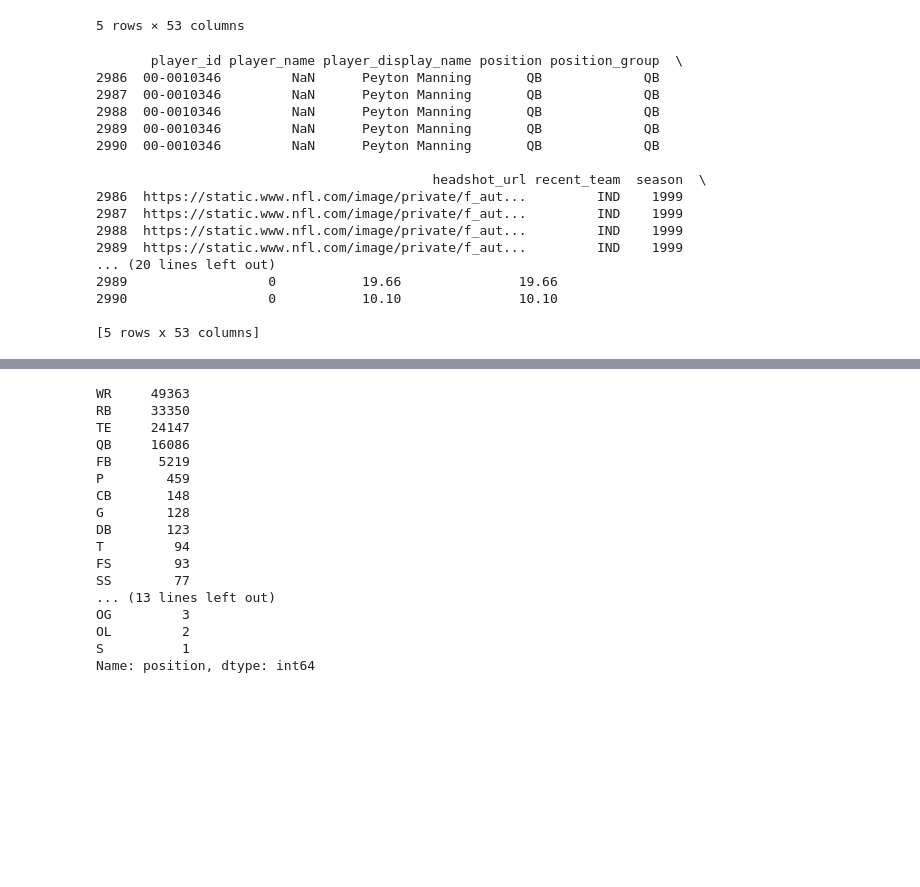
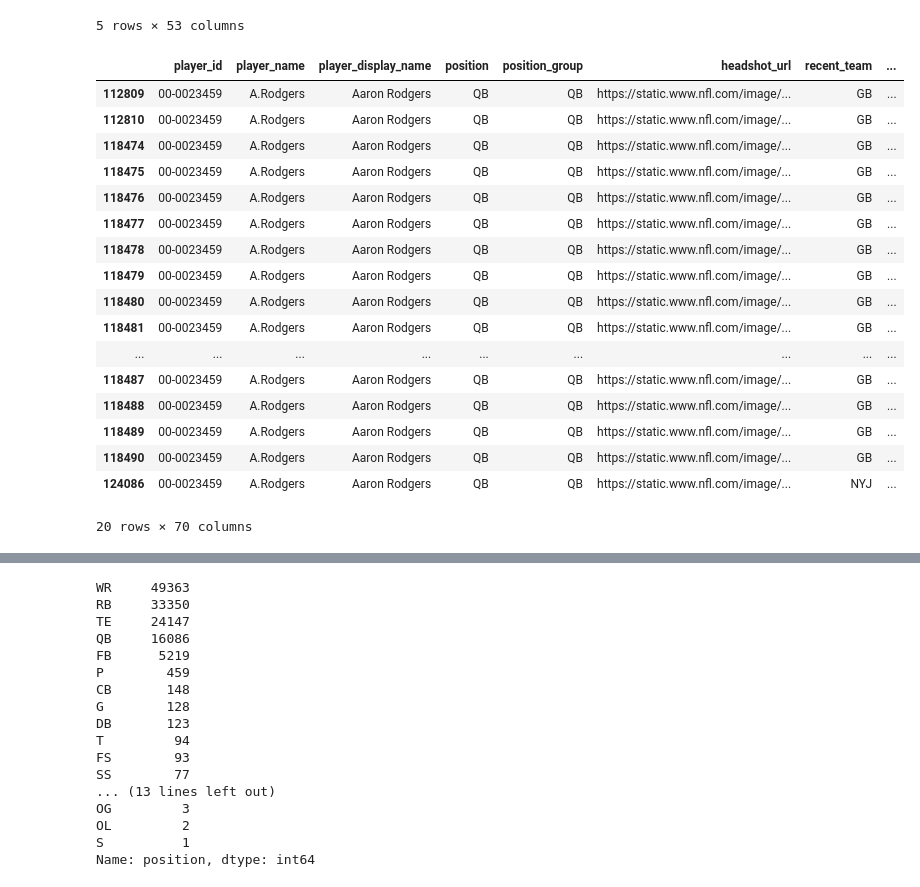
Before and after one commit to DBAfox/Team-USA-Football, a Jupyter notebook: NFL Dream Team.ipynb, the cells around one changed output, grey strips where cells are left out. Cells and saved outputs as stored; diff of their text form; code cells hidden in the pictures; blank space fills up the shorter version.

```diff
--- a/NFL Dream Team.ipynb
+++ b/NFL Dream Team.ipynb
@@ -21,29 +21,30 @@ stats_df.head()
 | 4 | 00-0000003 | NaN | Abdul-Karim al-Jabbar | RB | RB | NaN | CLE | ... |
 5 rows × 53 columns
 # %%
-# Filter stats_df to include only rows where player_display_name is equal to 'Peyton Manning'
-peyton_manning_df = stats_df[stats_df['player_display_name'] == 'Peyton Manning']
+# Filter stats_df to include only rows where player_display_name is equal to 'Aaron Rodgers'
+aaron_rodgers_df = stats_df[stats_df['player_display_name'] == 'Aaron Rodgers']
 
 # Display the filtered DataFrame
-print(peyton_manning_df.head())
+aaron_rodgers_df.tail(20)
 # %% [output]
+|  | player_id | player_name | player_display_name | position | position_group | headshot_url | recent_team | ... |
+| 112809 | 00-0023459 | A.Rodgers | Aaron Rodgers | QB | QB | https://static.www.nfl.com/image/... | GB | ... |
+| 112810 | 00-0023459 | A.Rodgers | Aaron Rodgers | QB | QB | https://static.www.nfl.com/image/... | GB | ... |
+| 118474 | 00-0023459 | A.Rodgers | Aaron Rodgers | QB | QB | https://static.www.nfl.com/image/... | GB | ... |
+| 118475 | 00-0023459 | A.Rodgers | Aaron Rodgers | QB | QB | https://static.www.nfl.com/image/... | GB | ... |
+| 118476 | 00-0023459 | A.Rodgers | Aaron Rodgers | QB | QB | https://static.www.nfl.com/image/... | GB | ... |
+| 118477 | 00-0023459 | A.Rodgers | Aaron Rodgers | QB | QB | https://static.www.nfl.com/image/... | GB | ... |
+| 118478 | 00-0023459 | A.Rodgers | Aaron Rodgers | QB | QB | https://static.www.nfl.com/image/... | GB | ... |
+| 118479 | 00-0023459 | A.Rodgers | Aaron Rodgers | QB | QB | https://static.www.nfl.com/image/... | GB | ... |
+| 118480 | 00-0023459 | A.Rodgers | Aaron Rodgers | QB | QB | https://static.www.nfl.com/image/... | GB | ... |
+| 118481 | 00-0023459 | A.Rodgers | Aaron Rodgers | QB | QB | https://static.www.nfl.com/image/... | GB | ... |
+| ... | ... | ... | ... | ... | ... | ... | ... | ... |
+| 118487 | 00-0023459 | A.Rodgers | Aaron Rodgers | QB | QB | https://static.www.nfl.com/image/... | GB | ... |
+| 118488 | 00-0023459 | A.Rodgers | Aaron Rodgers | QB | QB | https://static.www.nfl.com/image/... | GB | ... |
+| 118489 | 00-0023459 | A.Rodgers | Aaron Rodgers | QB | QB | https://static.www.nfl.com/image/... | GB | ... |
+| 118490 | 00-0023459 | A.Rodgers | Aaron Rodgers | QB | QB | https://static.www.nfl.com/image/... | GB | ... |
+| 124086 | 00-0023459 | A.Rodgers | Aaron Rodgers | QB | QB | https://static.www.nfl.com/image/... | NYJ | ... |
-       player_id player_name player_display_name position position_group  \
-2986  00-0010346         NaN      Peyton Manning       QB             QB
-2987  00-0010346         NaN      Peyton Manning       QB             QB
-2988  00-0010346         NaN      Peyton Manning       QB             QB
-2989  00-0010346         NaN      Peyton Manning       QB             QB
-2990  00-0010346         NaN      Peyton Manning       QB             QB
-
-                                           headshot_url recent_team  season  \
-2986  https://static.www.nfl.com/image/private/f_aut...         IND    1999
-2987  https://static.www.nfl.com/image/private/f_aut...         IND    1999
-2988  https://static.www.nfl.com/image/private/f_aut...         IND    1999
-2989  https://static.www.nfl.com/image/private/f_aut...         IND    1999
-... (20 lines left out)
-2989                  0           19.66               19.66
-2990                  0           10.10               10.10
-
-[5 rows x 53 columns]
+20 rows × 70 columns
 # %%
 stats_df.info()
 # %% [output]
```
Also changed, not shown: parts of 5 cells of this notebook.
